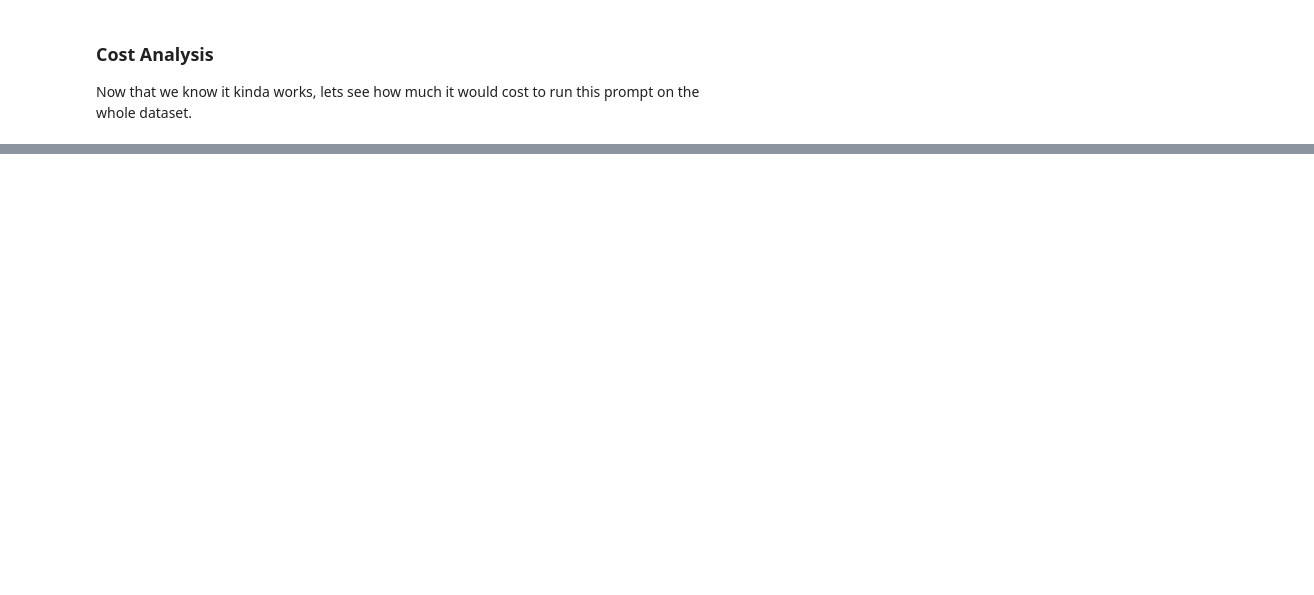
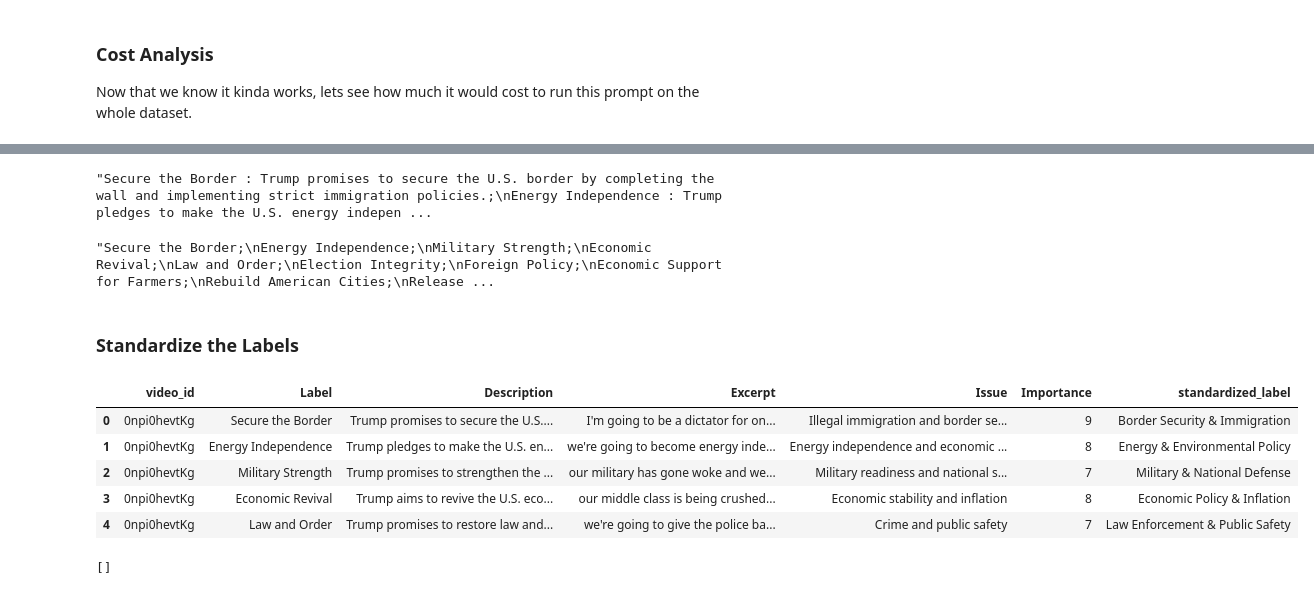
Before and after one commit to TimothyDorr95/TrumpCampaignPromises, a Jupyter notebook: Data_Getter.ipynb, the cells around one changed output, grey strips where cells are left out. Drawn from its saved outputs; the diff is of its cells as text; code cells hidden in the pictures; blank space fills up the shorter version.

```diff
--- a/Data_Getter.ipynb
+++ b/Data_Getter.ipynb
@@ -882,0 +911,4 @@ Now that we know it kinda works, lets see how much it would cost to run this pro
+# %%
+df = pd.read_feather('Master_DF.feather')
+# %%
+df['response_cc_p1'] = df['text_cc'].progress_apply(lambda x: ask_gpt(prompt_campaing_promises.format(transcript = x), model = "gpt-4o", response_format = response_format_promises))
@@ -882,0 +948,18 @@ Now that we know it kinda works, lets see how much it would cost to run this pro
+# %%
+
+
+# Apply to all rows and flatten the result
+flattened_data = []
+for _, row in df.iterrows():
+    flattened_data.extend(flatten_promises(row))
+
+# Create the new DataFrame
+promises_df = pd.DataFrame(flattened_data)
+
+# Show the failed video IDs, if any
+if failed_video_ids:
+    print("Parsing failed for the following video_ids:")
+    print(failed_video_ids)
+
+# Display the new DataFrame
+promises_df.head()
@@ -882,0 +1103,20 @@ Now that we know it kinda works, lets see how much it would cost to run this pro
+# %%
+label_string = ''
+
+for index, row in promises_df.iterrows():
+    label_string += row['Label'] + ' : ' + str(row['Description']) + ';\n'
+
+label_string
+# %% [output]
+"Secure the Border : Trump promises to secure the U.S. border by completing the wall and implementing strict immigration policies.;\nEnergy Independence : Trump pledges to make the U.S. energy indepen ...
+# %%
+label_string = ''
+
+for index, row in promises_df.iterrows():
+    label_string += row['Label'] +  ';\n'
+
+label_string
+# %% [output]
+"Secure the Border;\nEnergy Independence;\nMilitary Strength;\nEconomic Revival;\nLaw and Order;\nElection Integrity;\nForeign Policy;\nEconomic Support for Farmers;\nRebuild American Cities;\nRelease ...
+# %% [markdown]
+### Standardize the Labels
@@ -882,0 +1942,32 @@ Now that we know it kinda works, lets see how much it would cost to run this pro
+# %%
+#use the trump policy label dict to make a new column called standardized label in the dataframe
+def standardize_labels(df, trump_policy_label_dict):
+    """
+    Standardizes the labels in the given DataFrame based on the provided label mapping.
+
+    Parameters:
+    df (pd.DataFrame): The DataFrame containing the labels to be standardized.
+
+    Returns:
+    pd.DataFrame: The DataFrame with standardized labels.
+    """
+    # Create a new column 'standardized_label' based on the mapping
+    df['standardized_label'] = df['Label'].map(trump_policy_label_dict)
+
+    # Return the modified DataFrame
+    return df
+# %%
+promises_df = standardize_labels(promises_df, trump_policy_label_dict)
+promises_df.head()
+# %% [output]
+|  | video_id | Label | Description | Excerpt | Issue | Importance | standardized_label |
+| 0 | 0npi0hevtKg | Secure the Border | Trump promises to secure the U.S.... | I'm going to be a dictator for on... | Illegal immigration and border se... | 9 | Border Security & Immigration |
+| 1 | 0npi0hevtKg | Energy Independence | Trump pledges to make the U.S. en... | we're going to become energy inde... | Energy independence and economic ... | 8 | Energy & Environmental Policy |
+| 2 | 0npi0hevtKg | Military Strength | Trump promises to strengthen the ... | our military has gone woke and we... | Military readiness and national s... | 7 | Military & National Defense |
+| 3 | 0npi0hevtKg | Economic Revival | Trump aims to revive the U.S. eco... | our middle class is being crushed... | Economic stability and inflation | 8 | Economic Policy & Inflation |
+| 4 | 0npi0hevtKg | Law and Order | Trump promises to restore law and... | we're going to give the police ba... | Crime and public safety | 7 | Law Enforcement & Public Safety |
+# %%
+#get na for standardized label
+promises_df[promises_df['standardized_label'].isna()]['Label'].to_list()
+# %% [output]
+[]
```
Also changed, not shown: parts of 52 cells of this notebook, 3 other files.
